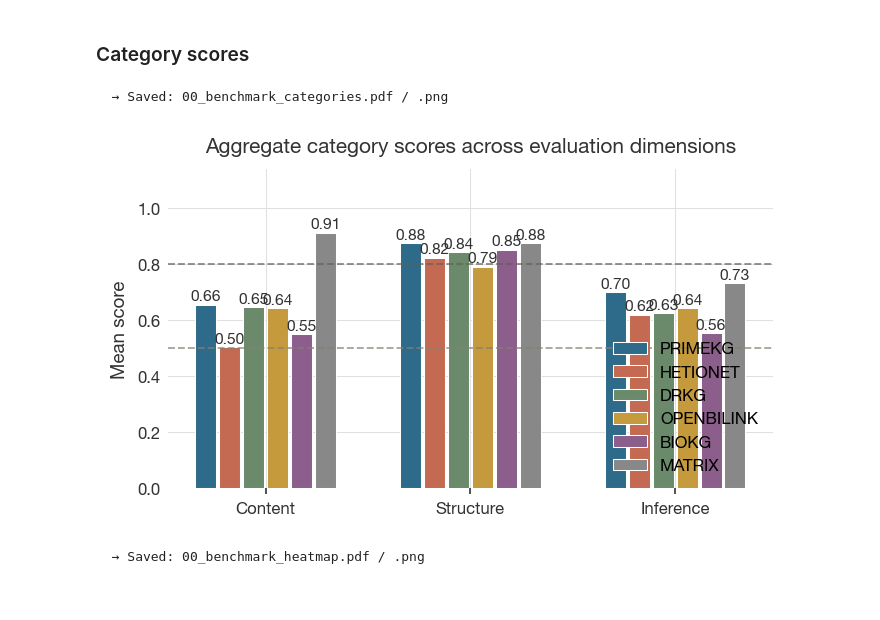
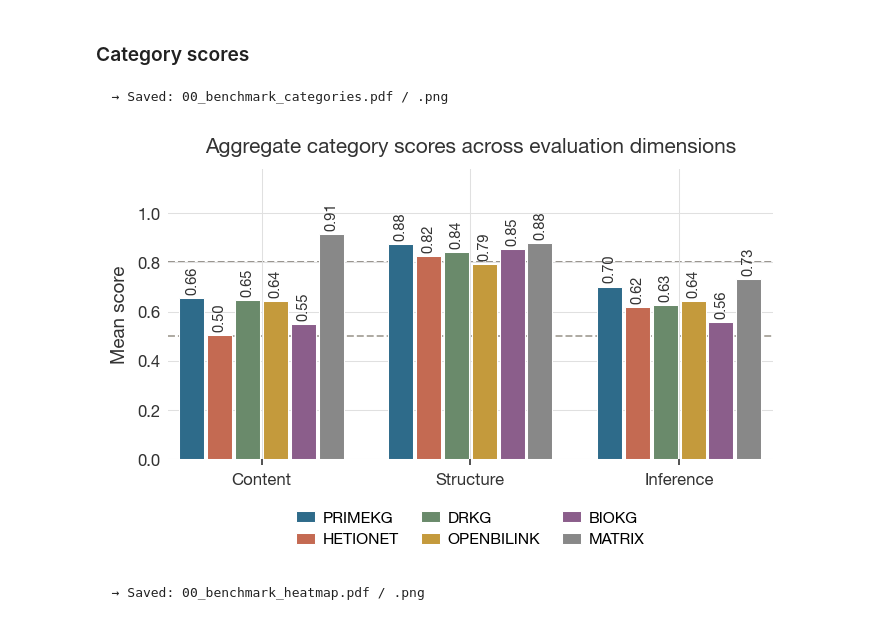
Before and after one commit to emmolins/biokgsuite_dashboard, a Jupyter notebook: eval_notebooks/00_benchmark_summary.ipynb, the cells around one changed output. Cells and saved outputs as stored; diff of their text form; code cells hidden in the pictures.

```diff
--- a/eval_notebooks/00_benchmark_summary.ipynb
+++ b/eval_notebooks/00_benchmark_summary.ipynb
@@ -251,38 +251,44 @@ plt.show()
 # %%
 # Category bar chart - grouped bars, x-axis = categories, bars = KGs
 _cats = list(CATEGORIES.keys())
 _x    = np.arange(len(_cats))
-_w    = 0.7 / max(len(KG_NAMES), 1)
+_w    = 0.8 / max(len(KG_NAMES), 1)
 
-fig, ax = plt.subplots(figsize=(DOUBLE_COL_W * 0.65, 2.8))
+fig, ax = plt.subplots(figsize=(DOUBLE_COL_W * 0.65, 3.1))
 
 for _i, _kg in enumerate(KG_NAMES):
     _vals = [category_scores[_kg].get(_c) for _c in _cats]
     _xs   = _x + (_i - (len(KG_NAMES) - 1) / 2) * _w
-    _bars = ax.bar(_xs, [_v if _v is not None else 0 for _v in _vals], _w * 0.88,
+    _bars = ax.bar(_xs, [_v if _v is not None else 0 for _v in _vals], _w * 0.9,
                    color=KG_COLORS[_kg], label=_kg.upper(),
                    edgecolor='white', linewidth=0.5)
     for _bar, _v in zip(_bars, _vals):
         if _v is not None:
-            ax.text(_bar.get_x() + _bar.get_width() / 2, _bar.get_height() + 0.013,
-                    f'{_v:.2f}', ha='center', fontsize=7.5,
-                    fontweight='bold', color=TEXT_COLOR)
+            ax.text(_bar.get_x() + _bar.get_width() / 2, _bar.get_height() + 0.015,
+                    f'{_v:.2f}', ha='center', va='bottom', rotation=90,
+                    fontsize=7, color=TEXT_COLOR)
 
-ax.axhline(0.5, color='#868074', ls='--', lw=0.9, alpha=0.7)
-ax.axhline(0.8, color='#655F55', ls='--', lw=0.9, alpha=0.7)
+ax.axhline(0.5, color='#868074', ls='--', lw=0.9, alpha=0.7, zorder=0)
+ax.axhline(0.8, color='#655F55', ls='--', lw=0.9, alpha=0.7, zorder=0)
 ax.set_xticks(_x)
-ax.set_xticklabels(_cats, fontsize=9, color=TICK_COLOR)
-ax.set_ylim(0, 1.14)
+ax.set_xticklabels(_cats, fontsize=9.5, color=TICK_COLOR)
+ax.set_ylim(0, 1.18)
+ax.set_yticks(np.arange(0, 1.01, 0.2))
 ax.set_ylabel('Mean score', fontsize=9, color=TICK_COLOR)
-ax.legend(fontsize=8, frameon=False)
+ax.margins(x=0.02)
+
+ax.legend(fontsize=7.5, frameon=False, ncol=3, loc='upper center',
+          bbox_to_anchor=(0.5, -0.13), columnspacing=1.4,
+          handlelength=1.2, handletextpad=0.5)
+
 _style_left_spine(ax)
 clean_ax(ax, title='Aggregate category scores across evaluation dimensions')
 plt.tight_layout()
 save_fig(fig, FIGS, '00_benchmark_categories')
 plt.show()
 # %% [output]
   → Saved: 00_benchmark_categories.pdf / .png
-[figure, old version]
+[figure, new version]
 # %%
 # Full 18-metric heatmap - sub-metric extraction helpers
 from src.plotting import HEATMAP_CMAP
```
Also changed, not shown: parts of 20 cells of this notebook, 12 other files.
